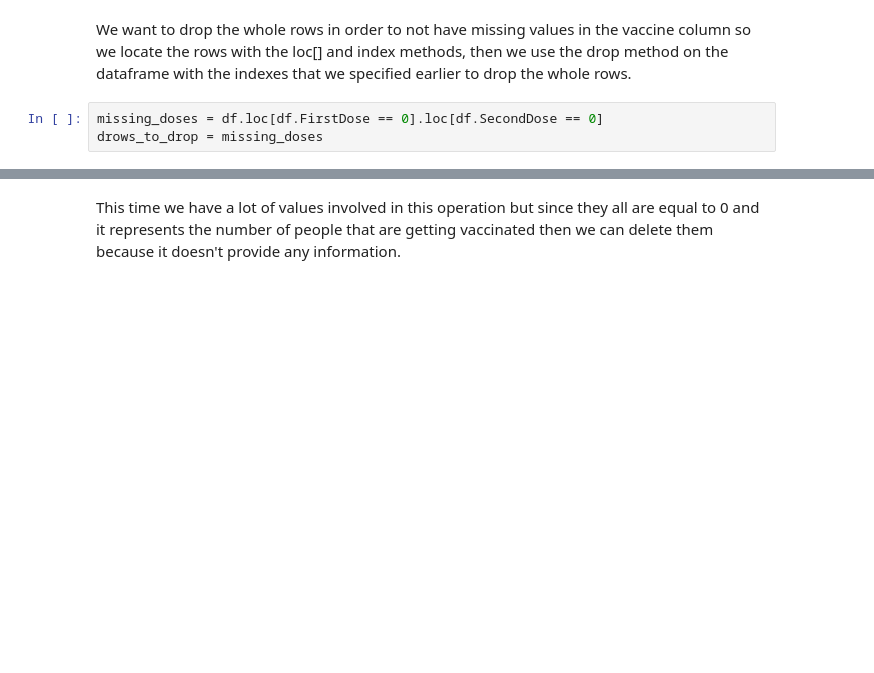
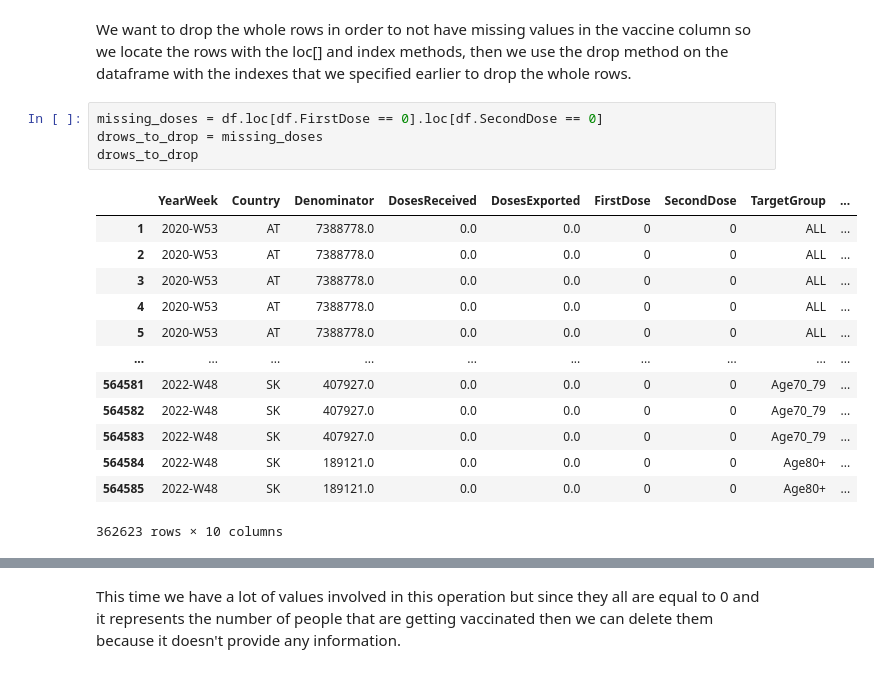
Before and after one commit to ArRegulus/ICA2, a Jupyter notebook: datacleaning.ipynb, the cells around one changed output, grey strips where cells are left out. Cells and saved outputs as stored; diff of their text form; blank space fills up the shorter version.

```diff
--- a/datacleaning.ipynb
+++ b/datacleaning.ipynb
@@ -47,3 +47,18 @@ We want to drop the whole rows in order to not have missing values in the vaccin
 # %%
 missing_doses = df.loc[df.FirstDose == 0].loc[df.SecondDose == 0]
 drows_to_drop = missing_doses
+drows_to_drop
+# %% [output]
+|  | YearWeek | Country | Denominator | DosesReceived | DosesExported | FirstDose | SecondDose | TargetGroup | ... |
+| 1 | 2020-W53 | AT | 7388778.0 | 0.0 | 0.0 | 0 | 0 | ALL | ... |
+| 2 | 2020-W53 | AT | 7388778.0 | 0.0 | 0.0 | 0 | 0 | ALL | ... |
+| 3 | 2020-W53 | AT | 7388778.0 | 0.0 | 0.0 | 0 | 0 | ALL | ... |
+| 4 | 2020-W53 | AT | 7388778.0 | 0.0 | 0.0 | 0 | 0 | ALL | ... |
+| 5 | 2020-W53 | AT | 7388778.0 | 0.0 | 0.0 | 0 | 0 | ALL | ... |
+| ... | ... | ... | ... | ... | ... | ... | ... | ... | ... |
+| 564581 | 2022-W48 | SK | 407927.0 | 0.0 | 0.0 | 0 | 0 | Age70_79 | ... |
+| 564582 | 2022-W48 | SK | 407927.0 | 0.0 | 0.0 | 0 | 0 | Age70_79 | ... |
+| 564583 | 2022-W48 | SK | 407927.0 | 0.0 | 0.0 | 0 | 0 | Age70_79 | ... |
+| 564584 | 2022-W48 | SK | 189121.0 | 0.0 | 0.0 | 0 | 0 | Age80+ | ... |
+| 564585 | 2022-W48 | SK | 189121.0 | 0.0 | 0.0 | 0 | 0 | Age80+ | ... |
+362623 rows × 10 columns
```
Also changed, not shown: parts of 6 cells of this notebook, 4 other files.
